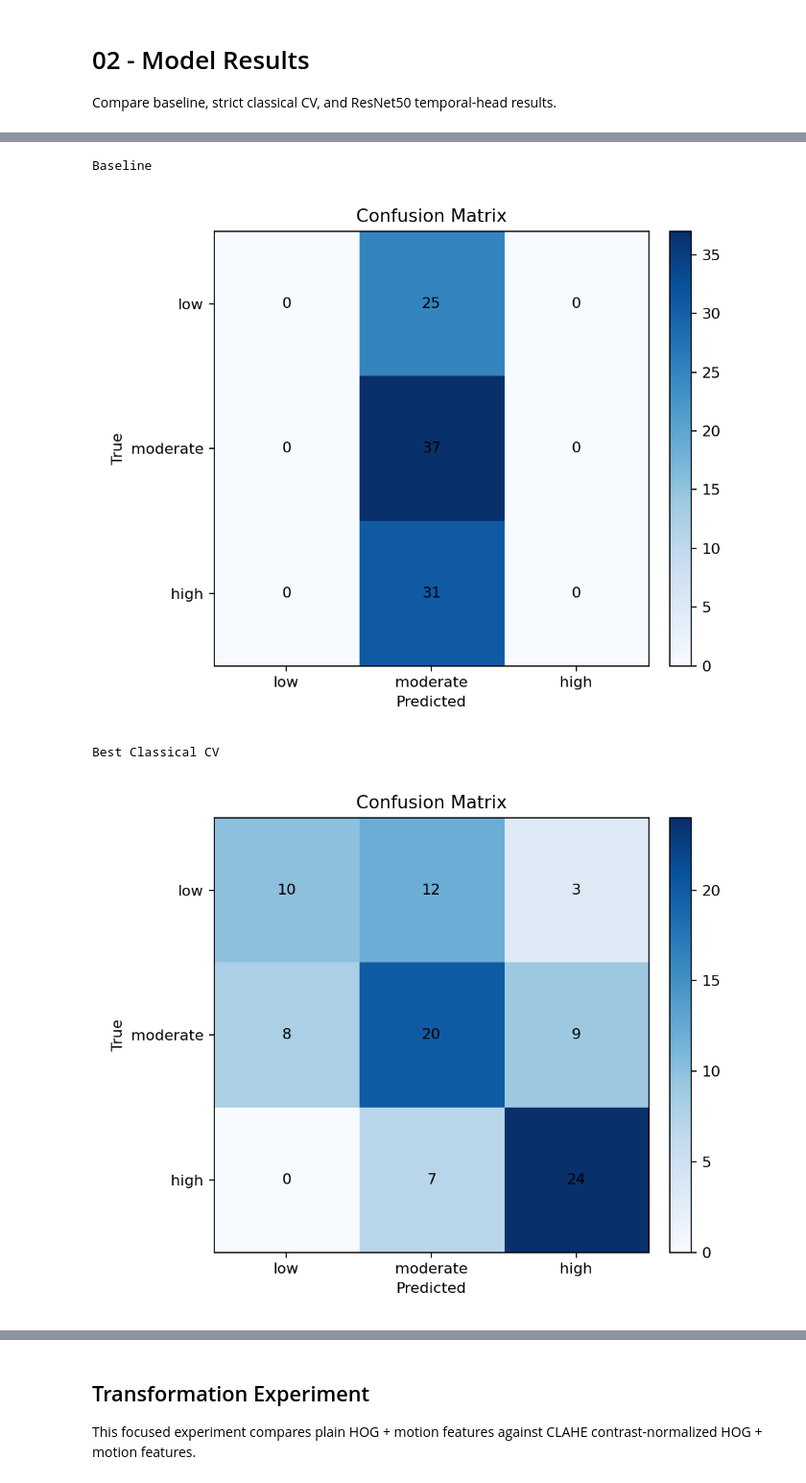
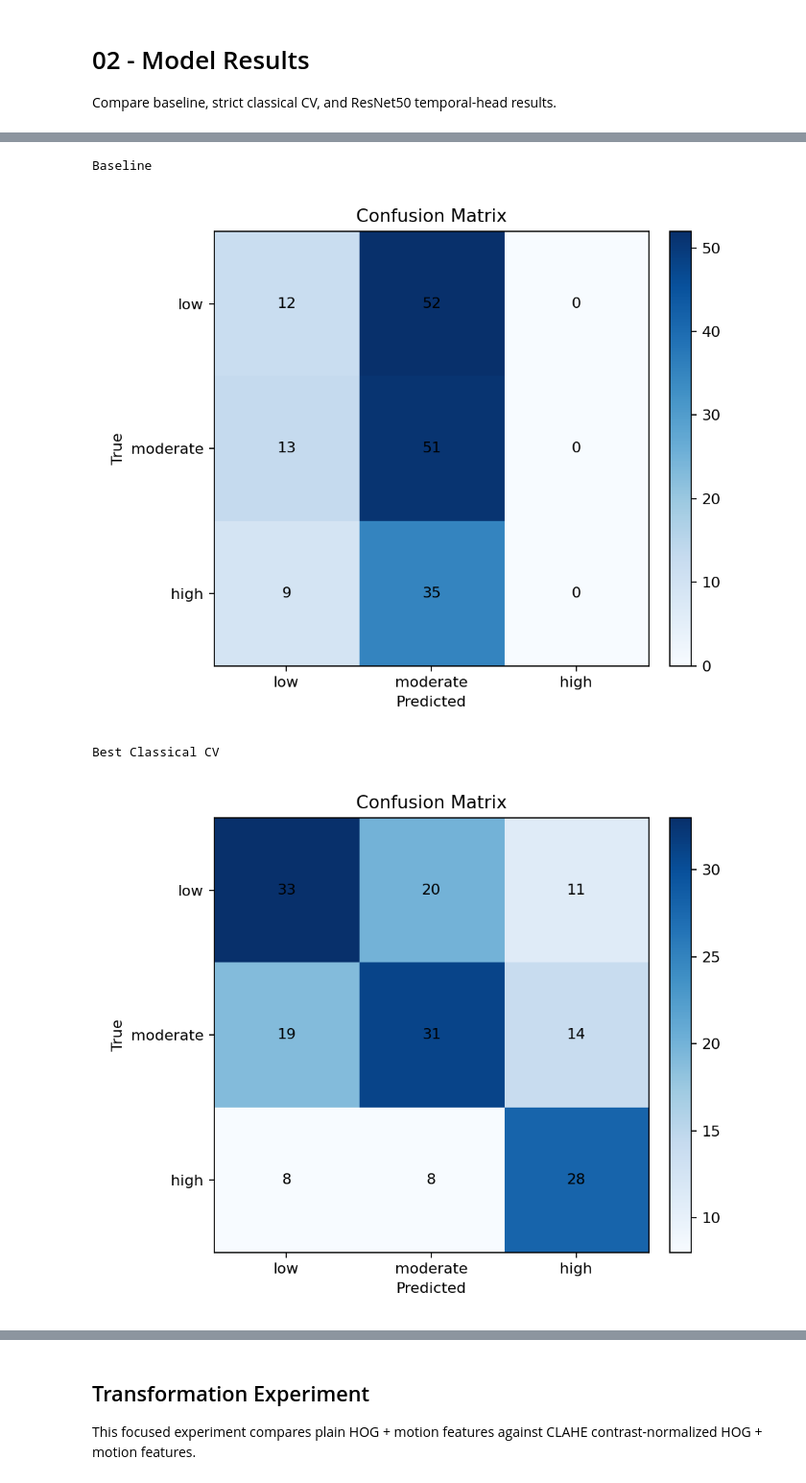
Before and after one commit to maladroitcat/sport_injury_risk_assessment, a Jupyter notebook: notebooks/02_model_results.ipynb, the cells around one changed output, grey strips where cells are left out. Shown at 96% size. Drawn from its saved outputs; the diff is of its cells as text; code cells hidden in the pictures.

Commit message:
Updated model with full dataset. Added multiframe experiment.

```diff
--- a/notebooks/02_model_results.ipynb
+++ b/notebooks/02_model_results.ipynb
@@ -42,14 +42,14 @@ plt.tight_layout()
 # %%
 for title, path in {
     'Baseline': ROOT / 'artifacts/models/baseline/confusion_matrix.png',
-    'Best Classical CV': ROOT / 'artifacts/models/classical/random_forest_confusion_matrix.png',
+    'Best Classical CV': ROOT / 'artifacts/models/classical/linear_svm_confusion_matrix.png',
     'Deep ResNet50': ROOT / 'artifacts/models/deep_resnet50/confusion_matrix.png',
 }.items():
     print(title)
     display(Image(filename=str(path)))
 # %% [output]
 Baseline
-[figure, old version]
+[figure, new version]
 Best Classical CV
-[figure, old version]
+[figure, new version]
 Deep ResNet50
```
Also changed, not shown: parts of 16 cells of this notebook, 11 other files.
